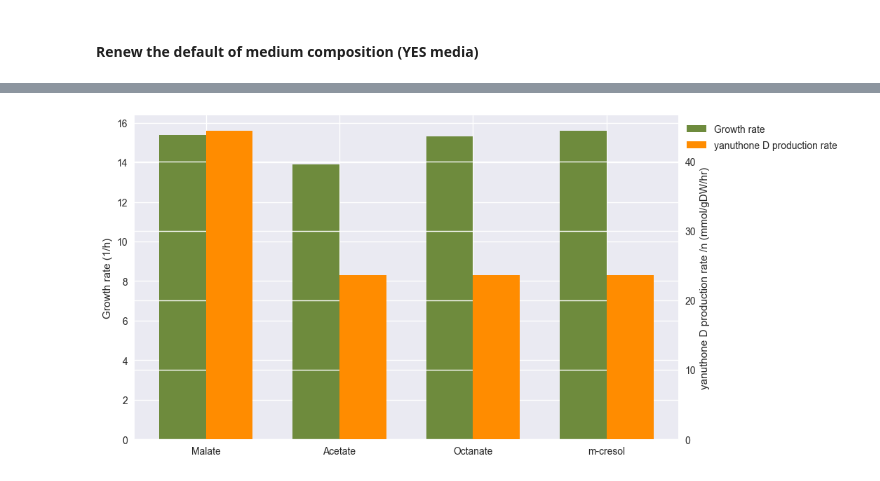
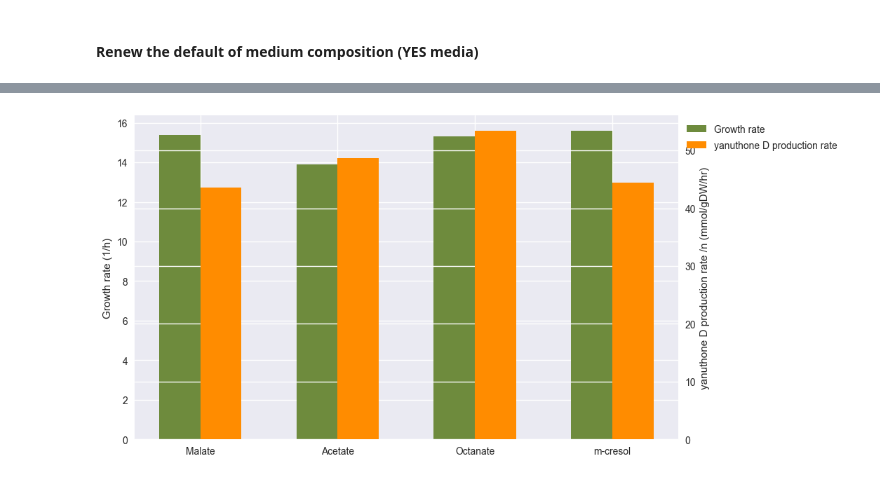
Before and after one commit to 27410/group-assingment-group13, a Jupyter notebook: Analysis/Medium_optimization/Medium_optimization.ipynb, the cells around one changed output, grey strips where cells are left out. Cells and saved outputs as stored; diff of their text form; code cells hidden in the pictures.

```diff
--- a/Analysis/Medium_optimization/Medium_optimization.ipynb
+++ b/Analysis/Medium_optimization/Medium_optimization.ipynb
@@ -393,6 +391,6 @@ with model:
 
     model.medium = medium
     model.objective = model.reactions.r1976
-    yanD_production = model.optimize().objective_value
+    yanD_production2 = model.optimize().objective_value
     print('Maximum theoretical productivity of yanuthone D syshtesis:', yanD_production2, 'mmol/gDW*h')
 # %% [output]
@@ -410,6 +408,6 @@ with model:
 
     model.medium = medium
     model.objective = model.reactions.r1976
-    yanD_production = model.optimize().objective_value
+    yanD_production3 = model.optimize().objective_value
     print('Maximum theoretical productivity of yanuthone D syshtesis:', yanD_production3, 'mmol/gDW*h')
 # %% [output]
@@ -427,6 +425,6 @@ with model:
 
     model.medium = medium
     model.objective = model.reactions.r1976
-    yanD_production = model.optimize().objective_value
+    yanD_production4 = model.optimize().objective_value
     print('Maximum theoretical productivity of yanuthone D syshtesis:', yanD_production4, 'mmol/gDW*h')
 # %% [output]
@@ -448,32 +446,32 @@ yanD_values = [yanD_production,
 x_values = np.arange(len(biomass_values))
 
 # Width of the bars
-bar_width = 0.35
+bar_width = 0.3
 
 
 # Set the figure size
 fig, ax1 = plt.subplots(figsize=(10, 6))
 
 # Plotting the data
 # Plotting the data on the first y-axis
 ax1.bar(x_values - bar_width/2, biomass_values, bar_width, label='Growth rate', color='#6E8B3D')
 ax1.set_ylabel('Growth rate (1/h)')
 
 
 plt.legend(loc='upper left', bbox_to_anchor=(1, 1))
 # Create a second y-axis and plot the second set of data on it
 ax2 = ax1.twinx()
 ax2.bar(x_values + bar_width/2, yanD_values, bar_width, label='yanuthone D production rate', color='#FF8C00')
 ax2.set_ylabel('yanuthone D production rate /n (mmol/gDW/hr)')
 
 x_labels = ["Malate", "Acetate", "Octanate", "m-cresol"]
 
 # Display the legend
 plt.legend(loc='upper left', bbox_to_anchor=(1, 0.95))
 
 plt.xticks(np.arange(4), labels = x_labels)
 
 # Show the plot
 plt.show()
 # %% [output]
-[figure, old version]
+[figure, new version]
```
Also changed, not shown: parts of 9 cells of this notebook, 1 other file.
